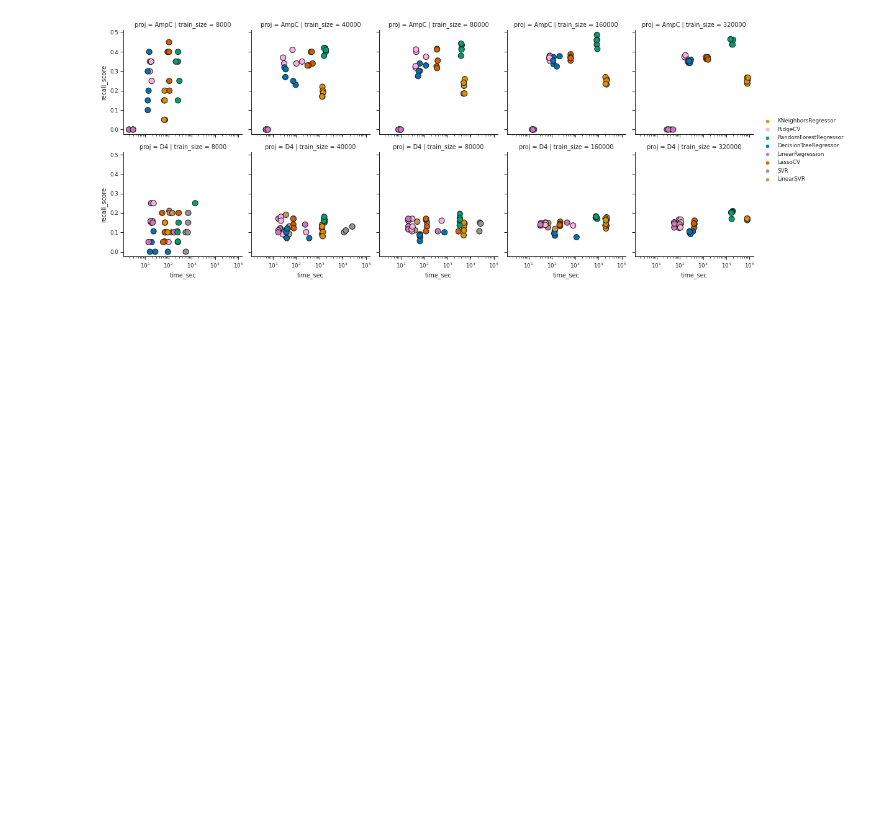
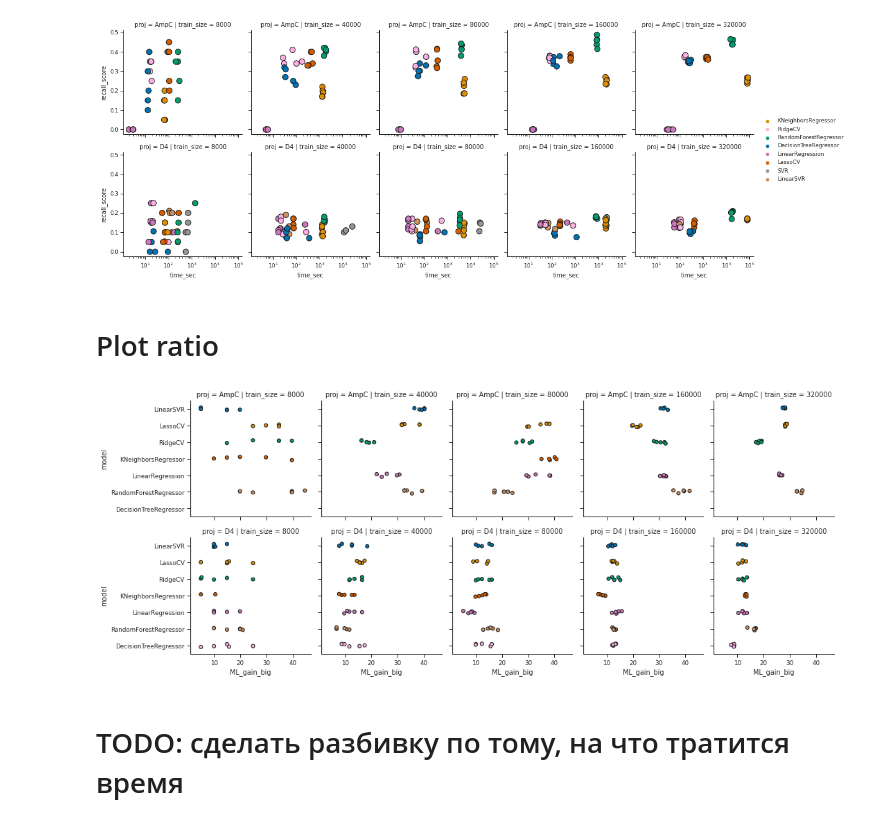
Before and after one commit to marinegor/Linear-accelerated-docking, a Jupyter notebook: notebooks/Figure_2_performance.ipynb, the cells around one changed output. Drawn from its saved outputs; the diff is of its cells as text; code cells hidden in the pictures; blank space fills up the shorter version.

Commit message:
calculate gain_large instead of gain

```diff
--- a/notebooks/Figure_2_performance.ipynb
+++ b/notebooks/Figure_2_performance.ipynb
@@ -20,11 +20,13 @@ datasets = {
     'AmpC':'../data/AmpC_screen_table_1M/result_single_Morgan_size=2048_radius=2.csv',
     'D4'  :'../data/D4_screen_table_1M/result_single_Morgan_size=2048_radius=2.csv'
            }
+dataset_size = {'AmpC':96214206, 'D4':138312677}
 
 dfs = []
 for name, path in tqdm(datasets.items()):
     df = pd.read_csv(path)
     df['proj'] = name
+    df['N_ligands'] = dataset_size.get(name)
     dfs.append(df)
 
 raw_data = pd.concat(dfs)
@@ -103,6 +117,8 @@ df = (
     .query('model_type == "regressor"')
     .query('top_threshold == 1')
     .pipe(add_ratio)
-    .assign(log2_time_sec = lambda df: np.log2(df.time_sec))
+    .pipe(add_gain_with_extrapolation)
+#     .assign(TP = lambda df: df.TP*400)
+#     .assign(log2_time_sec = lambda df: np.log2(df.time_sec))
 #     .groupby(['model','proj','model_type','train_size', 'top_threshold'], as_index=False).agg('median')
 )
@@ -184,3 +158,48 @@ plt.savefig('../figures/Figure_4.png')
 plt.show()
 # %% [output]
 [figure]
+# %% [markdown]
+# Plot ratio
+# %%
+methods_ordered = \
+[
+    'DecisionTreeRegressor',
+    'KNeighborsRegressor',
+    'RandomForestRegressor',
+    'LassoCV',
+    'LinearRegression',
+    'LinearSVR',
+    'RidgeCV',
+    'SVR'
+]
+palette = sns.color_palette(palette='colorblind',n_colors = df.model.unique().size)
+colors = {m:c for m, c in zip(methods_ordered, palette)}
+
+kwa = {
+    'y': 'model',
+    'x': "ML_gain_big",
+    'edgecolor':'k',
+    'linewidth':1,
+#     's':8,
+}
+
+grid = sns.FacetGrid(df, col = "train_size", row = "proj")
+(grid
+ .map_dataframe(sns.stripplot, **kwa, palette='colorblind')
+#  .set(xscale = 'log')
+#  .set(yscale='log')
+)
+
+for ax in grid.axes.flat:
+    ax.axvline(x=1.0, color='k', linestyle='--')
+    ax.xaxis.set_major_formatter(ticker.EngFormatter())
+    ax.set_xlim(1,None)
+#     plt.setp(ax.get_yticklabels(), rotation=90)
+
+grid.add_legend()
+plt.savefig('../figures/Figure_4_gain.png')
+plt.show()
+# %% [output]
+[figure, added]
+# %% [markdown]
+# TODO: сделать разбивку по тому, на что тратится время
```
Also changed, not shown: parts of 15 cells of this notebook, 1 other file.
